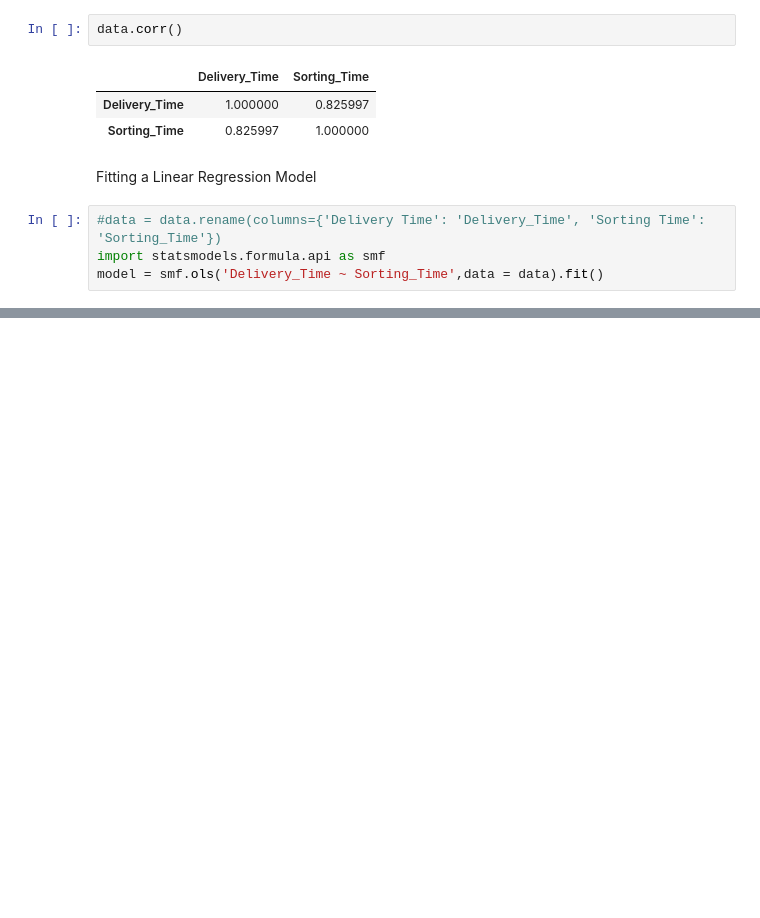
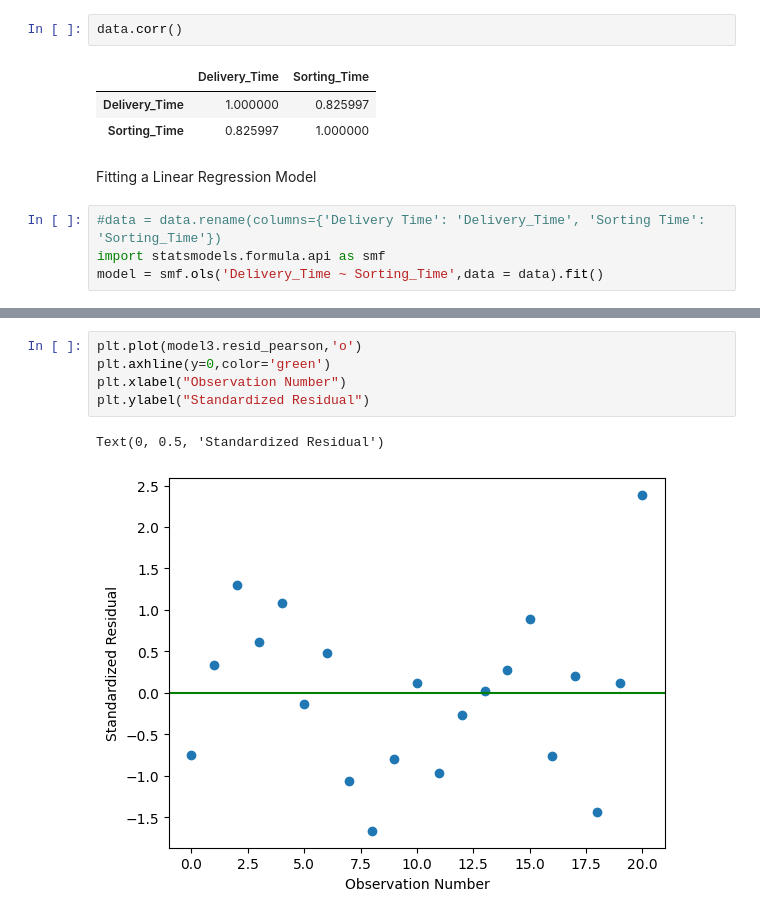
Before and after one commit to sinku29/Data-Science-Assignment, a Jupyter notebook: Delivery_time_Assignment.ipynb, the cells around one changed output, grey strips where cells are left out. Drawn from its saved outputs; the diff is of its cells as text; blank space fills up the shorter version.

```diff
--- a/Delivery_time_Assignment.ipynb
+++ b/Delivery_time_Assignment.ipynb
@@ -201,0 +348,8 @@ dtype: float64
+# %%
+plt.plot(model3.resid_pearson,'o')
+plt.axhline(y=0,color='green')
+plt.xlabel("Observation Number")
+plt.ylabel("Standardized Residual")
+# %% [output]
+Text(0, 0.5, 'Standardized Residual')
+[figure, added]
```
Also changed, not shown: parts of 43 cells of this notebook.
